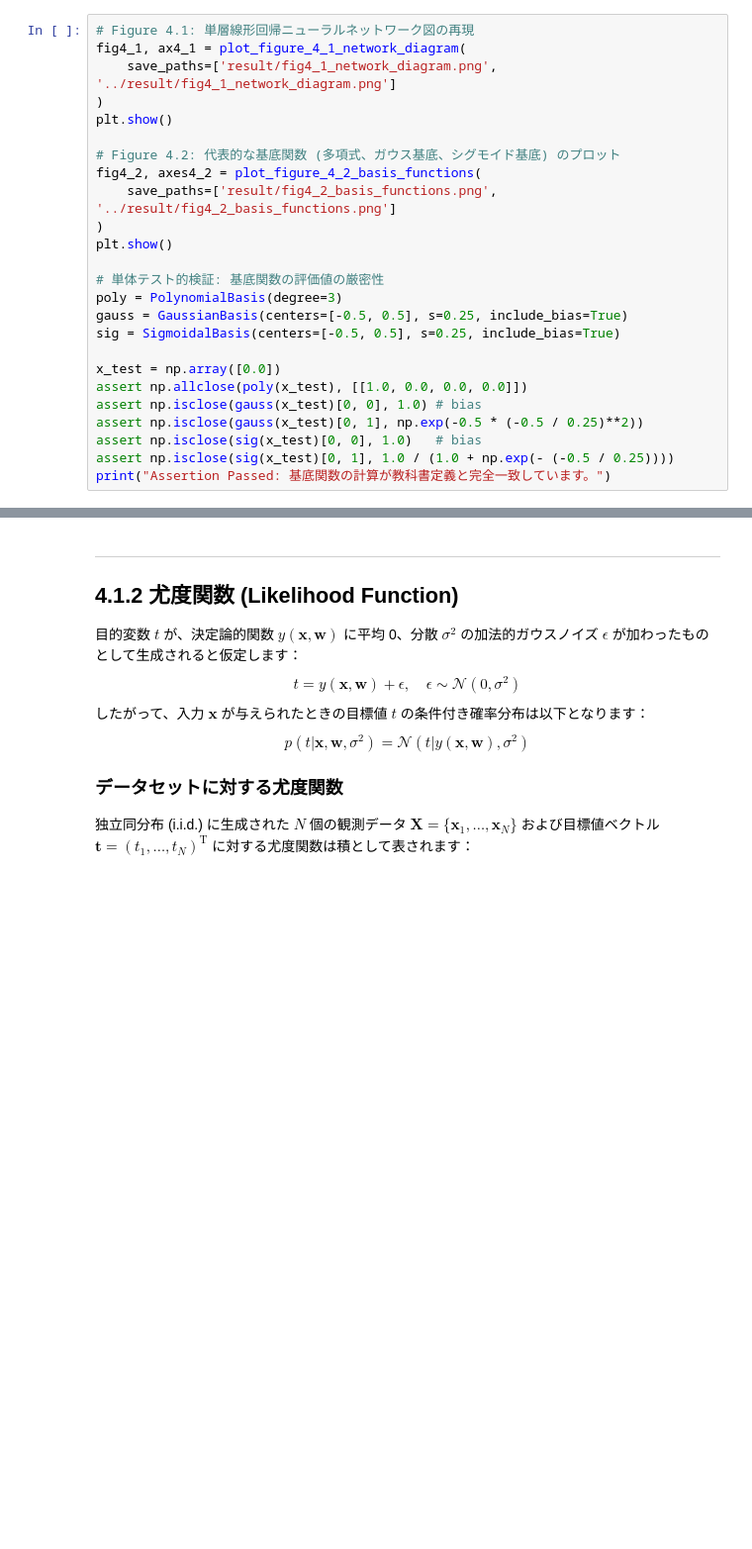
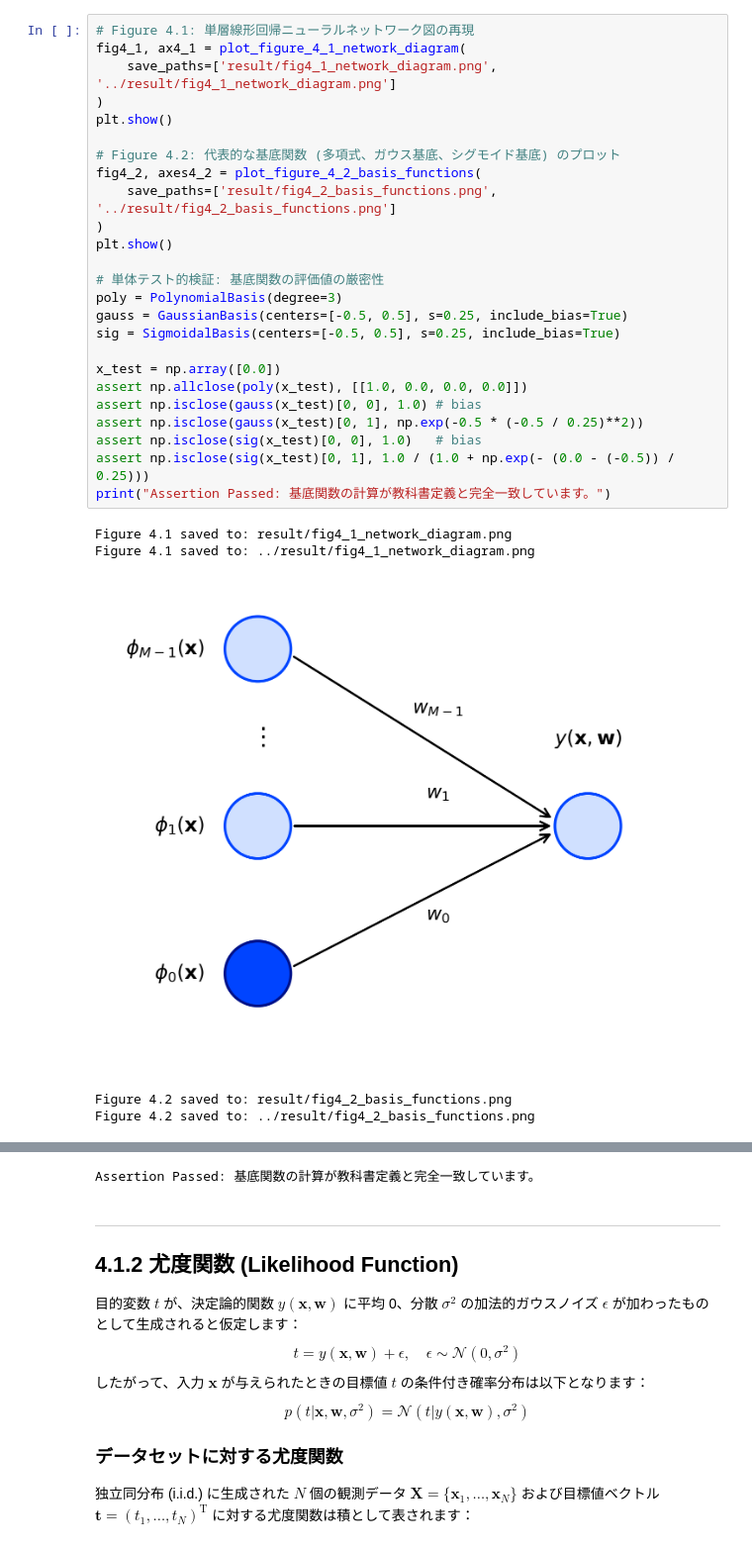
Before and after one commit to miyayudai/study-deep-learning, a Jupyter notebook: 4/4.1_Linear_Regression.ipynb, the cells around one changed output, grey strips where cells are left out. Shown at 99% size. Saved outputs shown, nothing was run; the diff lists cells and outputs as text; blank space fills up the shorter version.

```diff
--- a/4/4.1_Linear_Regression.ipynb
+++ b/4/4.1_Linear_Regression.ipynb
@@ -85,25 +87,31 @@ $$
 # %%
 # Figure 4.1: 単層線形回帰ニューラルネットワーク図の再現
 fig4_1, ax4_1 = plot_figure_4_1_network_diagram(
     save_paths=['result/fig4_1_network_diagram.png', '../result/fig4_1_network_diagram.png']
 )
 plt.show()
 
 # Figure 4.2: 代表的な基底関数 (多項式、ガウス基底、シグモイド基底) のプロット
 fig4_2, axes4_2 = plot_figure_4_2_basis_functions(
     save_paths=['result/fig4_2_basis_functions.png', '../result/fig4_2_basis_functions.png']
 )
 plt.show()
 
 # 単体テスト的検証: 基底関数の評価値の厳密性
 poly = PolynomialBasis(degree=3)
 gauss = GaussianBasis(centers=[-0.5, 0.5], s=0.25, include_bias=True)
 sig = SigmoidalBasis(centers=[-0.5, 0.5], s=0.25, include_bias=True)
 
 x_test = np.array([0.0])
 assert np.allclose(poly(x_test), [[1.0, 0.0, 0.0, 0.0]])
 assert np.isclose(gauss(x_test)[0, 0], 1.0) # bias
 assert np.isclose(gauss(x_test)[0, 1], np.exp(-0.5 * (-0.5 / 0.25)**2))
 assert np.isclose(sig(x_test)[0, 0], 1.0)   # bias
-assert np.isclose(sig(x_test)[0, 1], 1.0 / (1.0 + np.exp(- (-0.5 / 0.25))))
+assert np.isclose(sig(x_test)[0, 1], 1.0 / (1.0 + np.exp(- (0.0 - (-0.5)) / 0.25)))
 print("Assertion Passed: 基底関数の計算が教科書定義と完全一致しています。")
+# %% [output]
+Figure 4.1 saved to: result/fig4_1_network_diagram.png
+Figure 4.1 saved to: ../result/fig4_1_network_diagram.png
+[figure, added]
+Figure 4.2 saved to: result/fig4_2_basis_functions.png
+Figure 4.2 saved to: ../result/fig4_2_basis_functions.png
@@ -110,3 +119,4 @@ print("Assertion Passed: 基底関数の計算が教科書定義と完全一致
+Assertion Passed: 基底関数の計算が教科書定義と完全一致しています。
 # %% [markdown]
 ---
 ## 4.1.2 尤度関数 (Likelihood Function)
```
Also changed, not shown: parts of 10 cells of this notebook, 9 other files.
